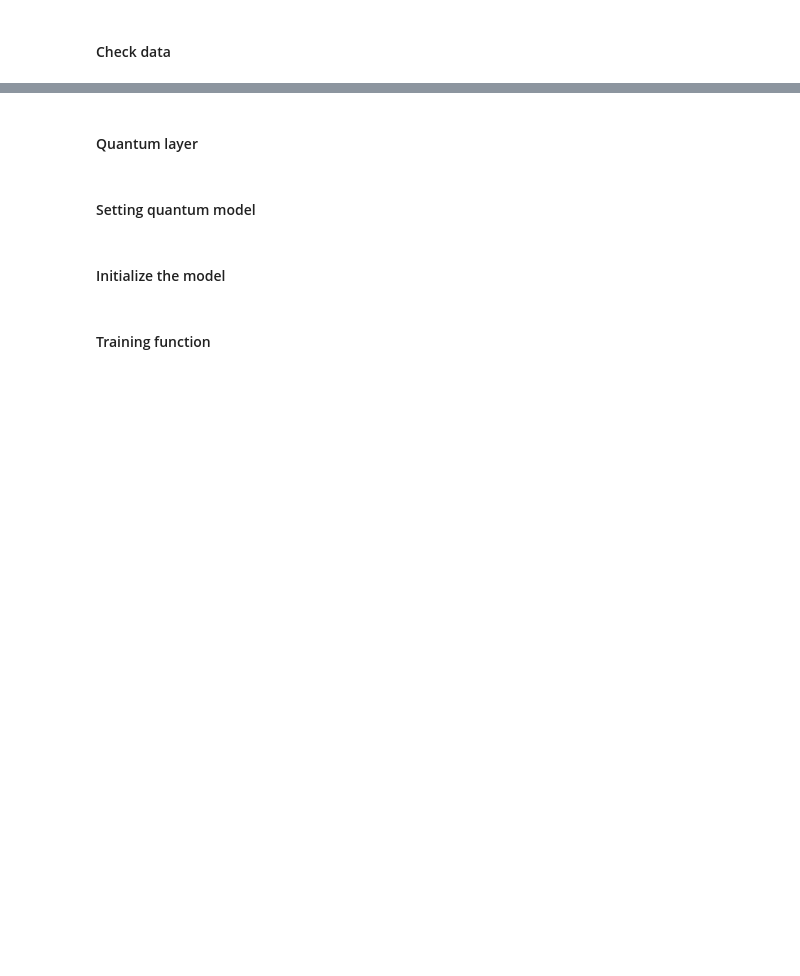
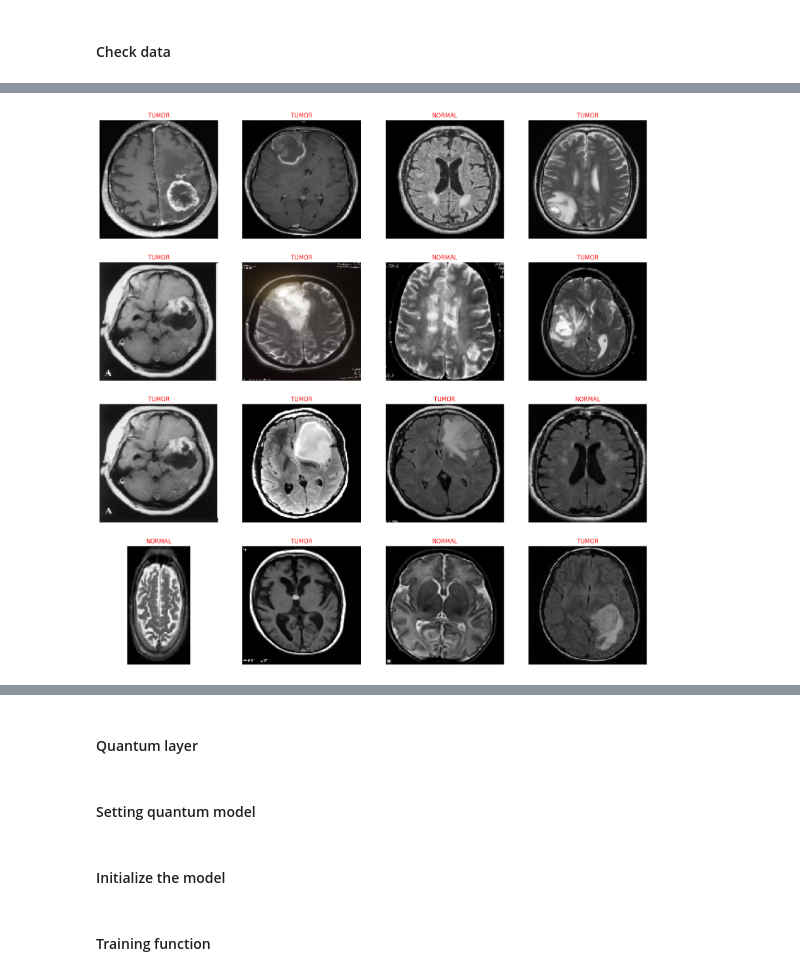
Before and after one commit to ketayon/BRAIN_TUMOR_DETECTION, a Jupyter notebook: ingenii_brain_tumor_detection.ipynb, the cells around one changed output, grey strips where cells are left out. Drawn from its saved outputs; the diff is of its cells as text; code cells hidden in the pictures; blank space fills up the shorter version.

```diff
--- a/ingenii_brain_tumor_detection.ipynb
+++ b/ingenii_brain_tumor_detection.ipynb
@@ -73,16 +74,0 @@ categories = ['no', 'yes']
-# %%
-data = []
-labels = []
-
-for label, category in enumerate(categories):
-    folder_path = os.path.join(dataset_path, category)
-    for img_name in os.listdir(folder_path):
-        img_path = os.path.join(folder_path, img_name)
-        try:
-            img = Image.open(img_path).convert("RGB")
-            img = img.resize(img_size)
-            img_array = img_to_array(img) / 255.0
-            data.append(img_array)
-            labels.append(label)
-        except Exception as e:
-            print(f"Error loading image {img_name}: {e}")
@@ -91,3 +74,0 @@ for label, category in enumerate(categories):
-# %%
-data = np.array(data)
-labels = np.array(labels)
@@ -100,0 +124,60 @@ y_test = np.eye(2)[y_test]
+# %%
+def load_file_paths_and_labels(directory, label):
+    filepaths = [os.path.join(directory, fname) for fname in os.listdir(directory) if os.path.isfile(os.path.join(directory, fname))]
+    labels = [label] * len(filepaths)
+    return filepaths, labels
+
+tumor_filepaths, tumor_labels = load_file_paths_and_labels(dataset_path_tumor, 'TUMOR')
+normal_filepaths, normal_labels = load_file_paths_and_labels(dataset_path_norma, 'NORMAL')
+
+all_filepaths = tumor_filepaths + normal_filepaths
+all_labels = tumor_labels + normal_labels
+
+combined = list(zip(all_filepaths, all_labels))
+np.random.shuffle(combined)
+all_filepaths, all_labels = zip(*combined)
+
+label_to_index = {'TUMOR': 0, 'NORMAL': 1}
+categorical_labels = np.array([label_to_index[label] for label in all_labels])
+
+def scalar(img):
+    return img
+
+def custom_generator(filepaths, labels, batch_size, img_size, preprocessing_function=None):
+    while True:
+        for i in range(0, len(filepaths), batch_size):
+            batch_filepaths = filepaths[i:i + batch_size]
+            batch_labels = labels[i:i + batch_size]
+
+            images = []
+            for filepath in batch_filepaths:
+                img = load_img(filepath, target_size=img_size)
+                img_array = img_to_array(img)
+                if preprocessing_function:
+                    img_array = preprocessing_function(img_array)
+                images.append(img_array)
+
+            yield np.array(images), np.array(batch_labels)
+
+img_size = img_size
+batch_size = 32
+
+train_gen = custom_generator(all_filepaths, categorical_labels, batch_size, img_size, preprocessing_function=scalar)
+
+images, labels = next(train_gen)
+
+classes = list(label_to_index.keys())
+
+plt.figure(figsize=(20, 20))
+for i in range(16):
+    plt.subplot(4, 4, i + 1)
+    image = images[i] / 255
+    plt.imshow(image)
+    class_index = labels[i]
+    class_name = classes[class_index]
+    plt.title(class_name, color='red', fontsize=12)
+    plt.axis('off')
+
+plt.show()
+# %% [output]
+[figure, added]
```
Also changed, not shown: parts of 46 cells of this notebook, 10 other files.
